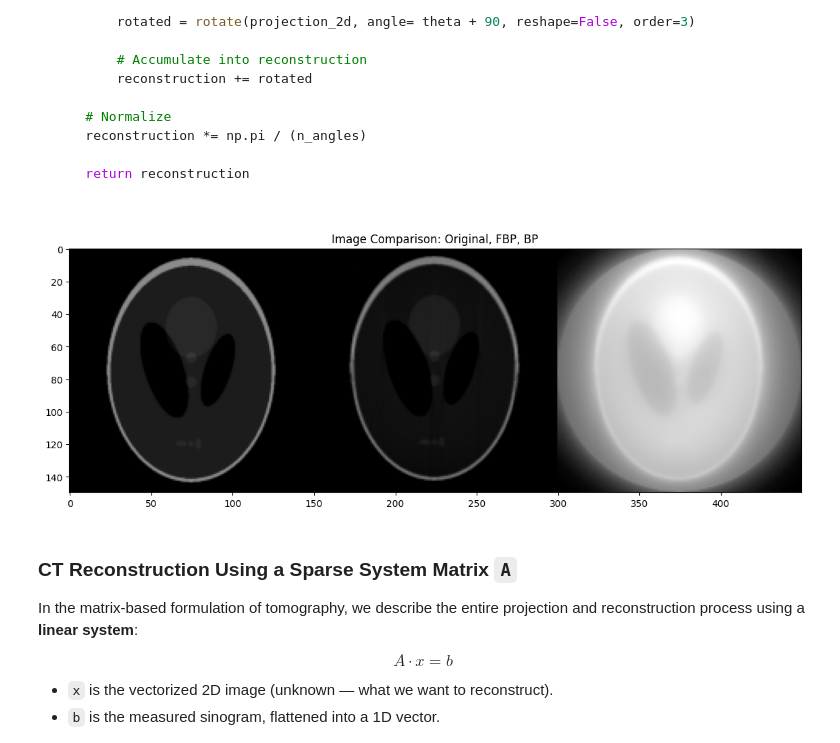
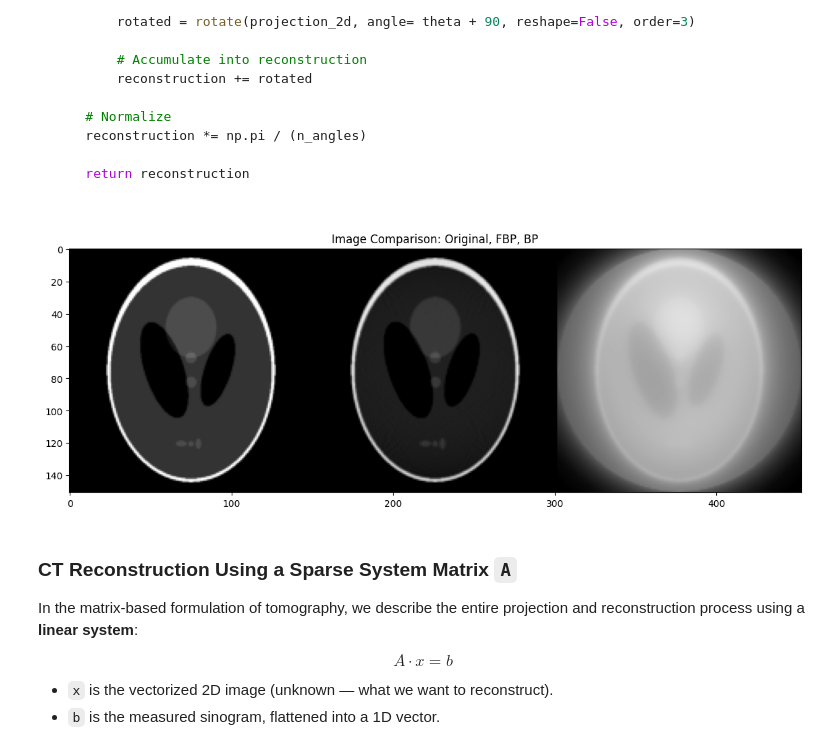
Before and after one commit to antonyvam/nDTomo, a Jupyter notebook: docs/source/notebooks/tutorial_ct_recon_demo.ipynb, the cells around one changed output. Drawn from its saved outputs; the diff is of its cells as text; code cells hidden in the pictures.

```diff
--- a/docs/source/notebooks/tutorial_ct_recon_demo.ipynb
+++ b/docs/source/notebooks/tutorial_ct_recon_demo.ipynb
@@ -129,7 +129,7 @@ def filter_sinogram(sinogram, filter_type='Ramp'):
 # %%
 
 scan = 180
-theta = np.linspace(0, scan, 150, endpoint=False)
+theta = np.linspace(0, scan, 180, endpoint=False)
 print('The number of angles is', len(theta))
 print(theta[-1])
 
@@ -228,20 +228,20 @@ def backproject(sinogram, angles, output_size=None, scan=180):
 # %%
 
 fbp = backproject(sf, theta)
 fbp[fbp < 0] = 0
 
-bp = backproject(s, theta) * np.pi / (s.shape[1])
+bp = backproject(s, theta) /100
 bp[bp < 0] = 0
 
 
 imc = np.concatenate((img, fbp, bp), axis=1)
 
 plt.figure(1, figsize=(14, 14));plt.clf()
 plt.imshow(imc, cmap='gray')
 plt.title('Image Comparison: Original, FBP, BP')
 plt.show()
 # %% [output]
-[figure, old version]
+[figure, new version]
 # %% [markdown]
 ### CT Reconstruction Using a Sparse System Matrix `A`
 
```
Also changed, not shown: parts of 6 cells of this notebook.
